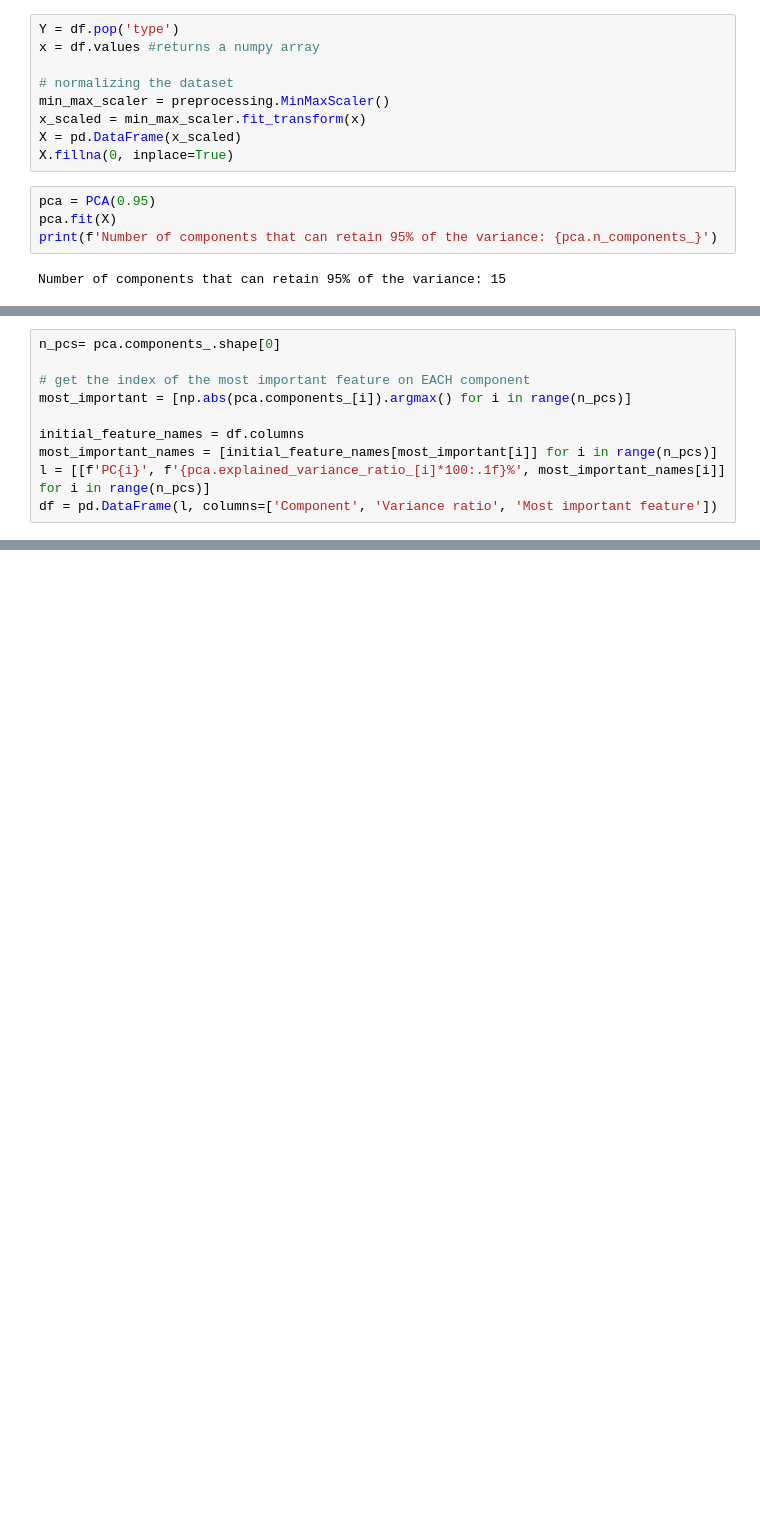
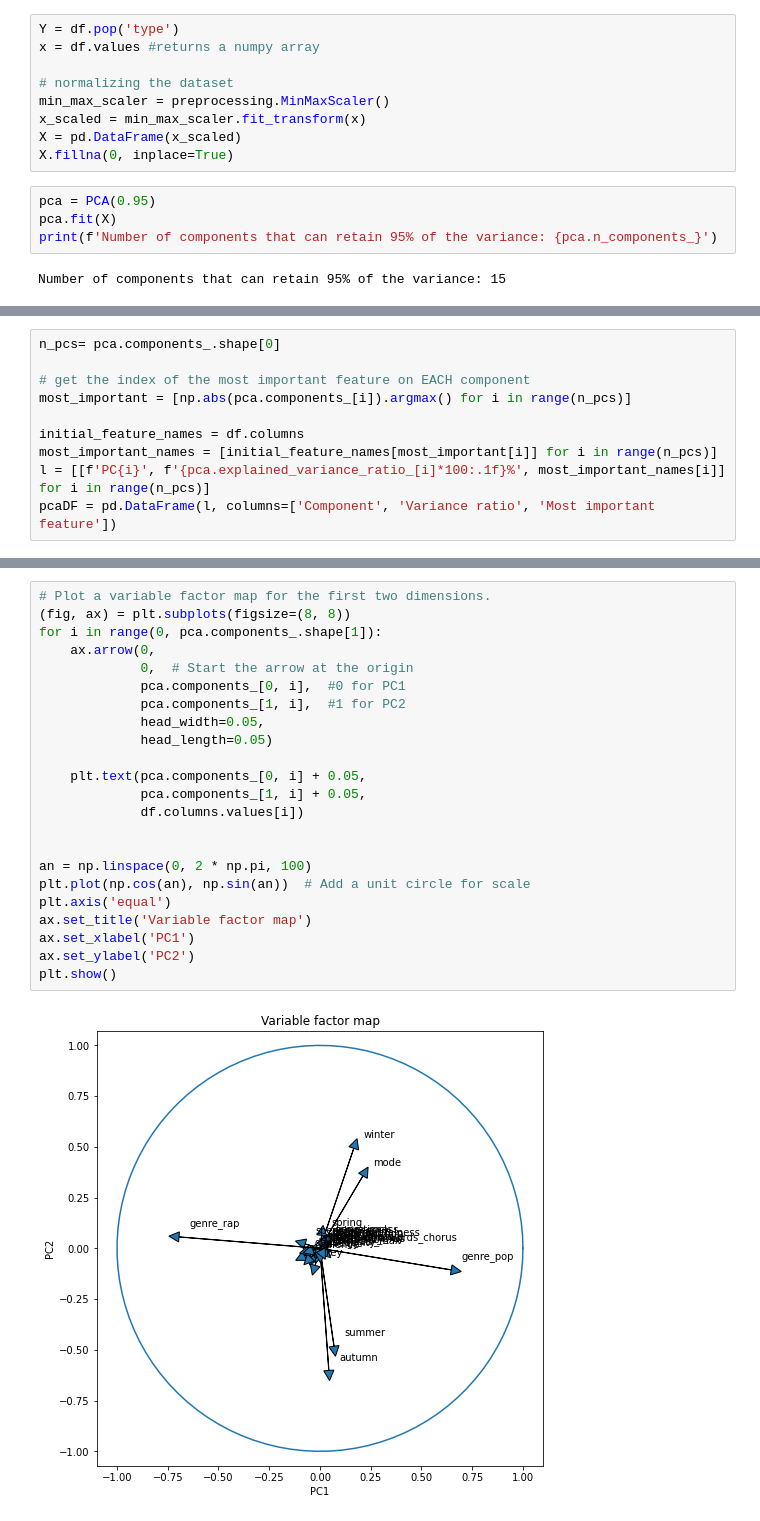
Before and after one commit to JustNao/NF21, a Jupyter notebook: pca_exploration.ipynb, the cells around one changed output, grey strips where cells are left out. Saved outputs shown, nothing was run; the diff lists cells and outputs as text; blank space fills up the shorter version.

```diff
--- a/pca_exploration.ipynb
+++ b/pca_exploration.ipynb
@@ -40,4 +60,4 @@ most_important = [np.abs(pca.components_[i]).argmax() for i in range(n_pcs)]
 initial_feature_names = df.columns
 most_important_names = [initial_feature_names[most_important[i]] for i in range(n_pcs)]
 l = [[f'PC{i}', f'{pca.explained_variance_ratio_[i]*100:.1f}%', most_important_names[i]] for i in range(n_pcs)]
-df = pd.DataFrame(l, columns=['Component', 'Variance ratio', 'Most important feature'])
+pcaDF = pd.DataFrame(l, columns=['Component', 'Variance ratio', 'Most important feature'])
@@ -62,0 +109,25 @@ df
+# %%
+# Plot a variable factor map for the first two dimensions.
+(fig, ax) = plt.subplots(figsize=(8, 8))
+for i in range(0, pca.components_.shape[1]):
+    ax.arrow(0,
+             0,  # Start the arrow at the origin
+             pca.components_[0, i],  #0 for PC1
+             pca.components_[1, i],  #1 for PC2
+             head_width=0.05,
+             head_length=0.05)
+
+    plt.text(pca.components_[0, i] + 0.05,
+             pca.components_[1, i] + 0.05,
+             df.columns.values[i])
+
+
+an = np.linspace(0, 2 * np.pi, 100)
+plt.plot(np.cos(an), np.sin(an))  # Add a unit circle for scale
+plt.axis('equal')
+ax.set_title('Variable factor map')
+ax.set_xlabel('PC1')
+ax.set_ylabel('PC2')
+plt.show()
+# %% [output]
+[figure, added]
```
Also changed, not shown: parts of 7 cells of this notebook.
